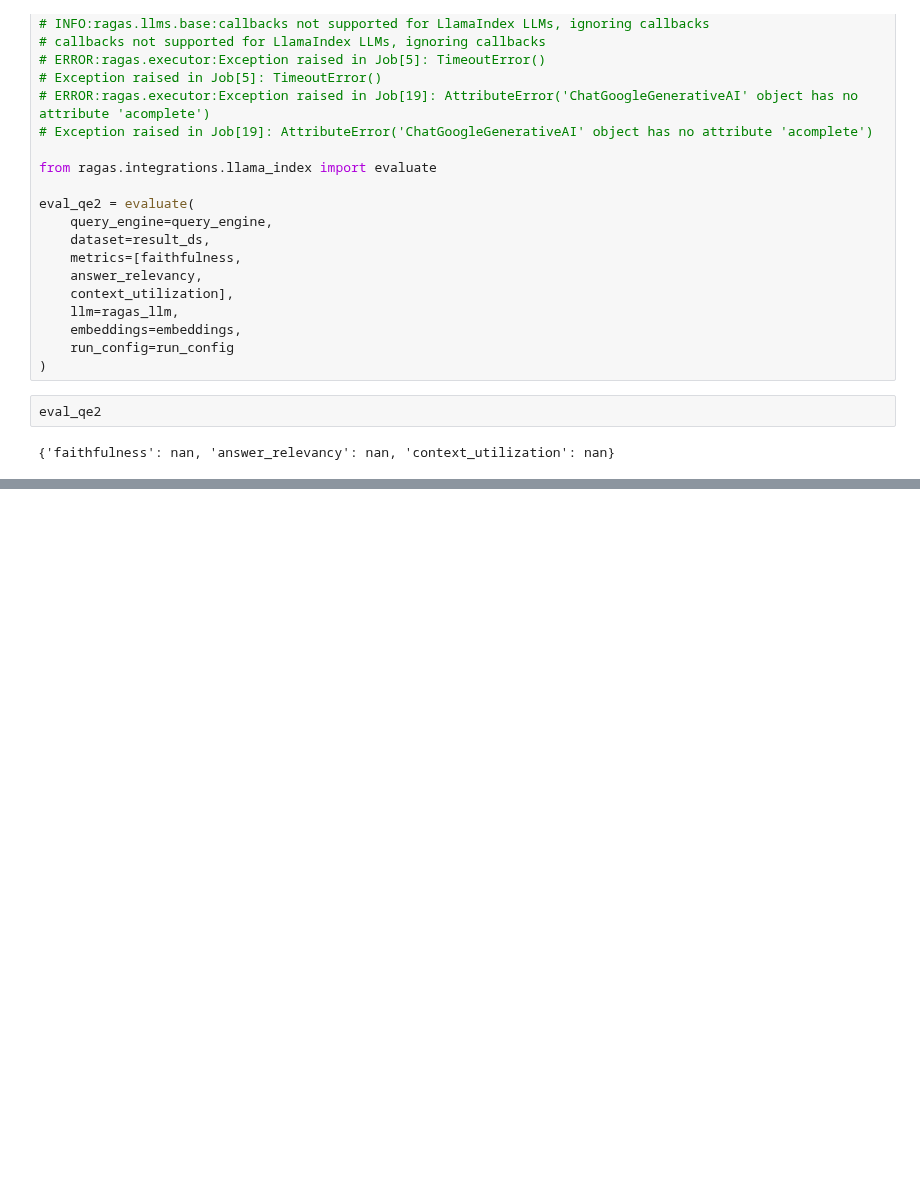
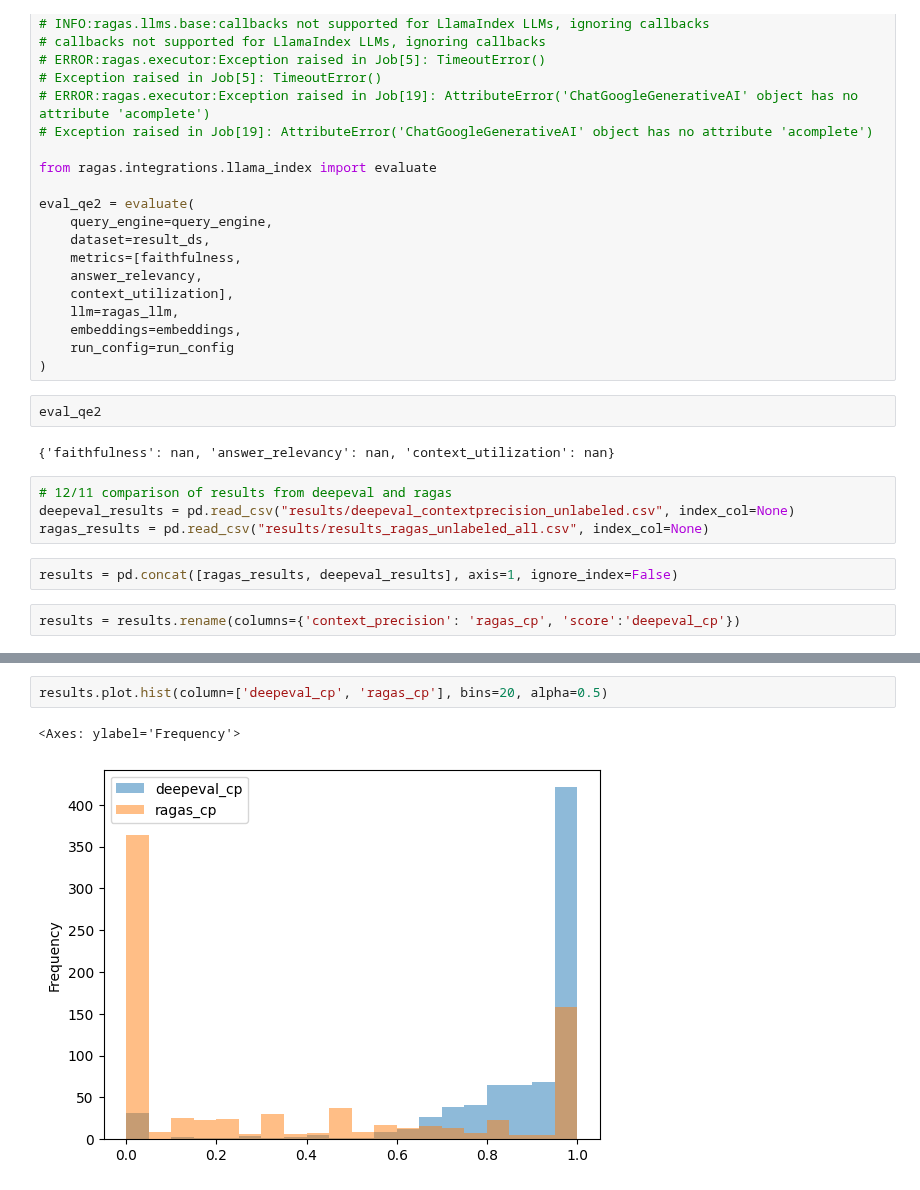
Before and after one commit to sr231/RAG-Evaluations, a Jupyter notebook: Gemini_RAGAS.ipynb, the cells around one changed output, grey strips where cells are left out. Saved outputs shown, nothing was run; the diff lists cells and outputs as text; blank space fills up the shorter version.

```diff
--- a/Gemini_RAGAS.ipynb
+++ b/Gemini_RAGAS.ipynb
@@ -606,3 +549,11 @@ eval_qe2 = evaluate(
 eval_qe2
 # %% [output]
 {'faithfulness': nan, 'answer_relevancy': nan, 'context_utilization': nan}
+# %%
+# 12/11 comparison of results from deepeval and ragas
+deepeval_results = pd.read_csv("results/deepeval_contextprecision_unlabeled.csv", index_col=None)
+ragas_results = pd.read_csv("results/results_ragas_unlabeled_all.csv", index_col=None)
+# %%
+results = pd.concat([ragas_results, deepeval_results], axis=1, ignore_index=False)
+# %%
+results = results.rename(columns={'context_precision': 'ragas_cp', 'score':'deepeval_cp'})
@@ -608,0 +575,5 @@ eval_qe2
+# %%
+results.plot.hist(column=['deepeval_cp', 'ragas_cp'], bins=20, alpha=0.5)
+# %% [output]
+<Axes: ylabel='Frequency'>
+[figure, added]
```
Also changed, not shown: parts of 35 cells of this notebook.
